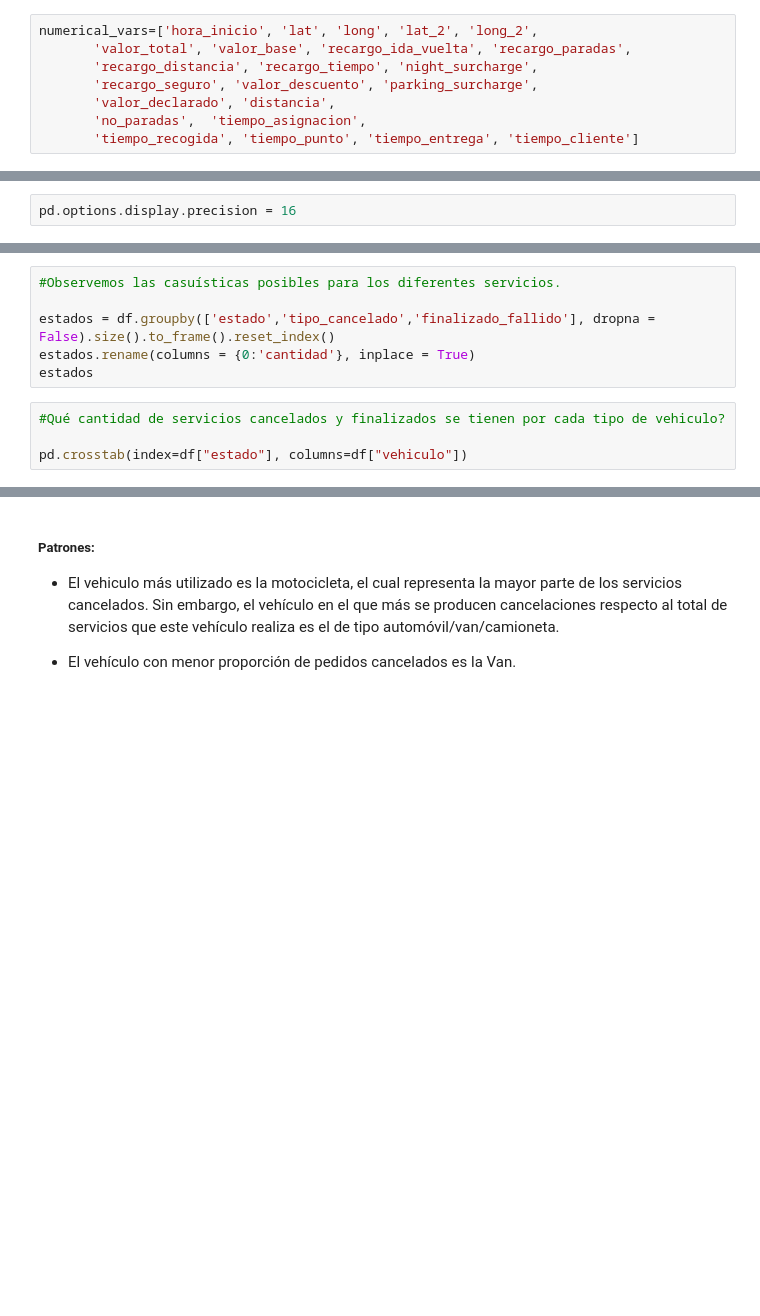
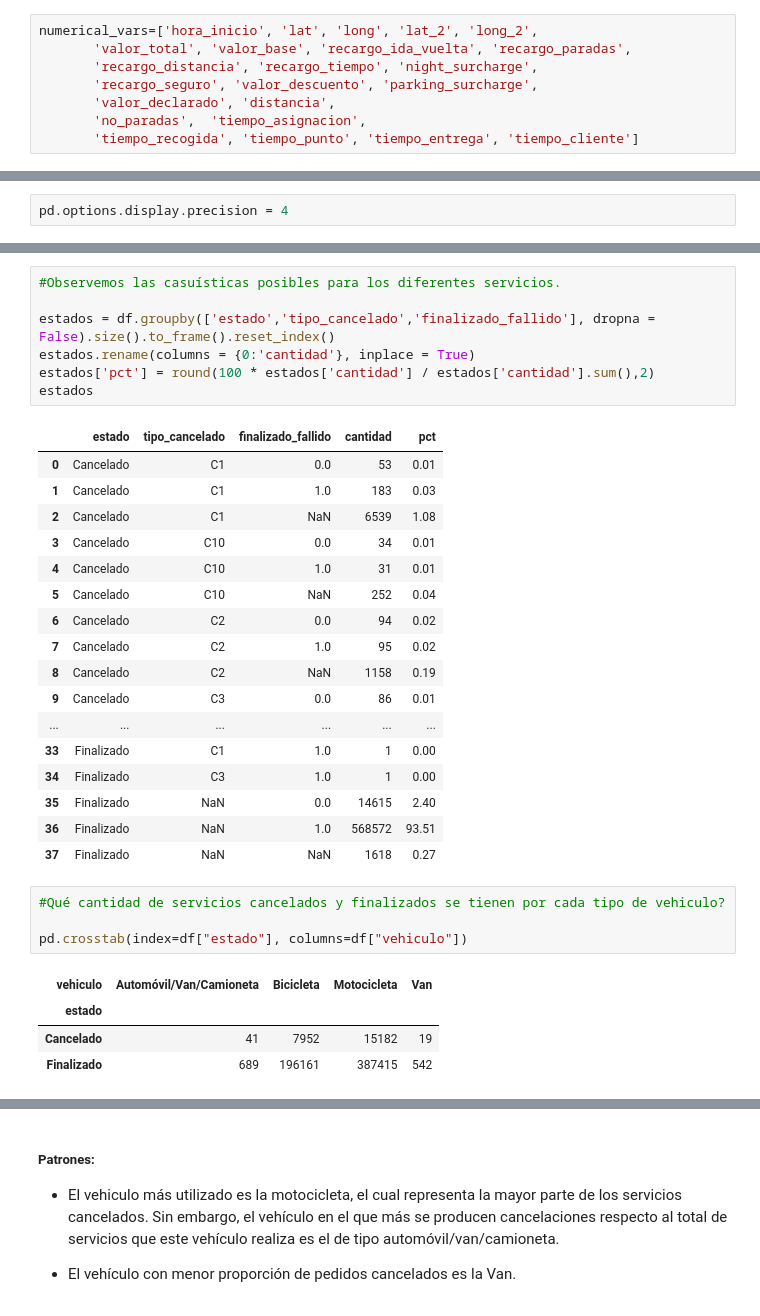
Before and after one commit to Karospi/Team199, a Jupyter notebook: EDA.ipynb, the cells around one changed output, grey strips where cells are left out. Saved outputs shown, nothing was run; the diff lists cells and outputs as text; blank space fills up the shorter version.

```diff
--- a/EDA.ipynb
+++ b/EDA.ipynb
@@ -195,5 +211,5 @@ plt.show()
 # %%
-pd.options.display.precision = 16
+pd.options.display.precision = 4
 # %%
 #datos mínimos y máximos para longitud y latitud.
 
@@ -207,13 +245,37 @@ df['ciudad'].value_counts()
 # %%
 #Observemos las casuísticas posibles para los diferentes servicios.
 
 estados = df.groupby(['estado','tipo_cancelado','finalizado_fallido'], dropna = False).size().to_frame().reset_index()
 estados.rename(columns = {0:'cantidad'}, inplace = True)
+estados['pct'] = round(100 * estados['cantidad'] / estados['cantidad'].sum(),2)
 estados
+# %% [output]
+|  | estado | tipo_cancelado | finalizado_fallido | cantidad | pct |
+| 0 | Cancelado | C1 | 0.0 | 53 | 0.01 |
+| 1 | Cancelado | C1 | 1.0 | 183 | 0.03 |
+| 2 | Cancelado | C1 | NaN | 6539 | 1.08 |
+| 3 | Cancelado | C10 | 0.0 | 34 | 0.01 |
+| 4 | Cancelado | C10 | 1.0 | 31 | 0.01 |
+| 5 | Cancelado | C10 | NaN | 252 | 0.04 |
+| 6 | Cancelado | C2 | 0.0 | 94 | 0.02 |
+| 7 | Cancelado | C2 | 1.0 | 95 | 0.02 |
+| 8 | Cancelado | C2 | NaN | 1158 | 0.19 |
+| 9 | Cancelado | C3 | 0.0 | 86 | 0.01 |
+| ... | ... | ... | ... | ... | ... |
+| 33 | Finalizado | C1 | 1.0 | 1 | 0.00 |
+| 34 | Finalizado | C3 | 1.0 | 1 | 0.00 |
+| 35 | Finalizado | NaN | 0.0 | 14615 | 2.40 |
+| 36 | Finalizado | NaN | 1.0 | 568572 | 93.51 |
+| 37 | Finalizado | NaN | NaN | 1618 | 0.27 |
 # %%
 #Qué cantidad de servicios cancelados y finalizados se tienen por cada tipo de vehiculo?
 
 pd.crosstab(index=df["estado"], columns=df["vehiculo"])
+# %% [output]
+| vehiculo | Automóvil/Van/Camioneta | Bicicleta | Motocicleta | Van |
+| estado |  |  |  |  |
+| Cancelado | 41 | 7952 | 15182 | 19 |
+| Finalizado | 689 | 196161 | 387415 | 542 |
 # %%
 #Qué porcentaje de servicios realizados por cada tipo de vehiculo se cancela?
 
```
Also changed, not shown: parts of 9 cells of this notebook.
